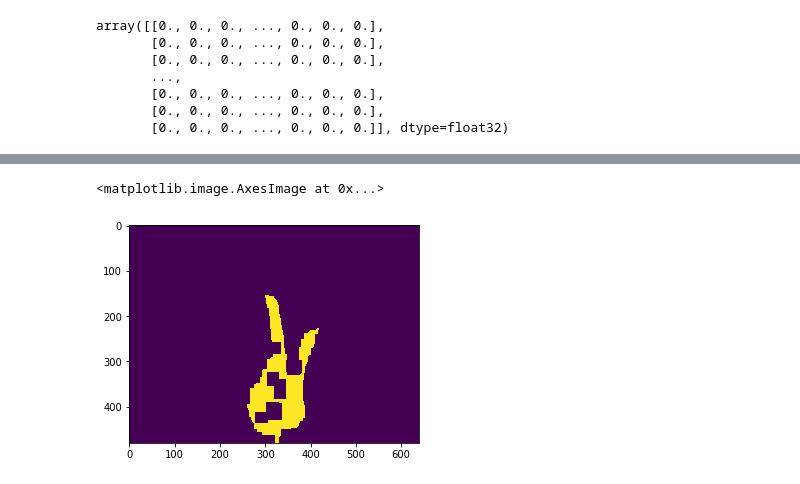
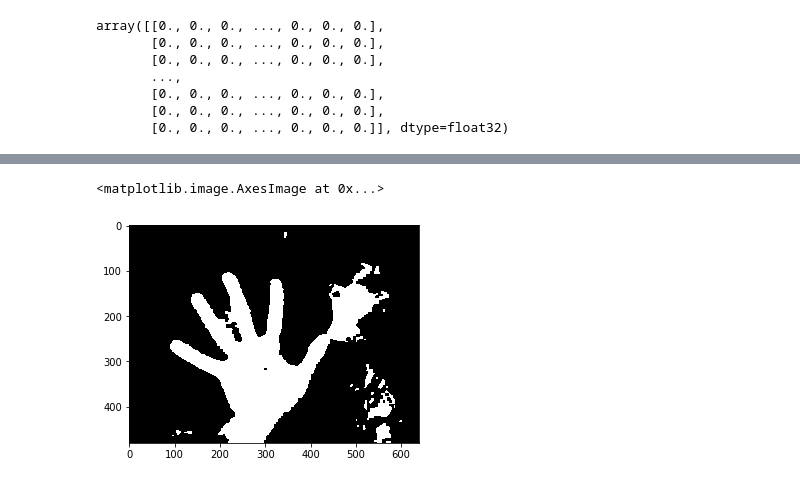
Before and after one commit to SoshinK/gesture-recognition, a Jupyter notebook: get_hand.ipynb, the cells around one changed output, grey strips where cells are left out. Cells and saved outputs as stored; diff of their text form; code cells hidden in the pictures.

Commit message:
ENH: color segmentation using YCbCR colorspace and applying bit-wise OR to mask and edges. ADD: Finding palm point and palm circle

```diff
--- a/get_hand.ipynb
+++ b/get_hand.ipynb
@@ -70,3 +70,13 @@ array([[0., 0., 0., ..., 0., 0., 0.],
        [0., 0., 0., ..., 0., 0., 0.],
        [0., 0., 0., ..., 0., 0., 0.],
        [0., 0., 0., ..., 0., 0., 0.]], dtype=float32)
+# %%
+# img = io.imread("1-color_s2_g11.png")
+img = io.imread("9-color.png")
+# img = io.imread("1-color_s3_g9.png")
+# img = io.imread("1-color_s4_g4.png")
+# img = io.imread("my22.jpg")
+# img = io.imread("3-color_s4_g1.png")
+
+img_hsv = cv2.cvtColor(img, cv2.COLOR_BGR2YCR_CB)
+plt.imshow(img)
@@ -73,26 +95,54 @@ array([[0., 0., 0., ..., 0., 0., 0.],
 # %%
-lower = np.array([170, 30, 70])
-upper = np.array([180, 100, 255])
-# lower_red = np.array([160, 0, 0])
-# upper_red = np.array([190, 255, 255])
+# lower = np.array([170, 30, 70])
+# upper = np.array([180, 100, 100])
+
+# lower = np.array([170, 30, 80])
+# upper = np.array([180, 100, 100])
+
+lower = np.array([170, 40, 80])
+upper = np.array([180, 255, 255])
+
+# lower = np.array([150, 40, 110])
+# upper = np.array([200, 110, 150])
+
+# (0, 133, 77)
+# (255, 173, 127)
+
+lower = np.array([50, 70, 135])
+upper = np.array([255,135, 180])
+
+# lower = np.array([90, 70, 135])
+# upper = np.array([205,135, 180])
 
 mask = cv2.inRange(img_hsv, lower, upper)
 
-# mask = cv2.GaussianBlur(mask,(5,5),10)
+# mask = cv2.GaussianBlur(mask,(3,3),7)
 
 mask = mask.astype(np.uint8)
-kernel = np.ones((25,25))
+kernel = np.ones((5,5))
 mask = cv2.morphologyEx(mask, cv2.MORPH_CLOSE, kernel)
-kernel = np.ones((5,5))
+kernel = np.ones((3,3))
+# mask = cv2.GaussianBlur(mask,(7,7),7)
 mask = cv2.morphologyEx(mask, cv2.MORPH_OPEN, kernel)
-kernel = np.ones((27,27))
+# kernel = np.ones((25,25))
 # mask = cv2.morphologyEx(mask, cv2.MORPH_CLOSE, kernel)
 # # mask_red[mask_red != 255] = 0
 
 
+# mask = mask.astype(np.uint8)
+# kernel = np.ones((10,10))
+# mask = cv2.morphologyEx(mask, cv2.MORPH_CLOSE, kernel)
+# kernel = np.ones((3,3))
+# # mask = cv2.GaussianBlur(mask,(7,7),7)
+# mask = cv2.morphologyEx(mask, cv2.MORPH_OPEN, kernel)
+# kernel = np.ones((25,25))
+# # mask = cv2.morphologyEx(mask, cv2.MORPH_CLOSE, kernel)
+# # # mask_red[mask_red != 255] = 0
+
+# mask = cv2.GaussianBlur(mask,(9,9),7)
 mask = mask.astype(np.float32)
 
-plt.imshow(mask)
+plt.imshow(mask, cmap='gray')
 # %% [output]
 <matplotlib.image.AxesImage at 0x...>
-[figure, old version]
+[figure, new version]
```
Also changed, not shown: parts of 18 cells of this notebook.
